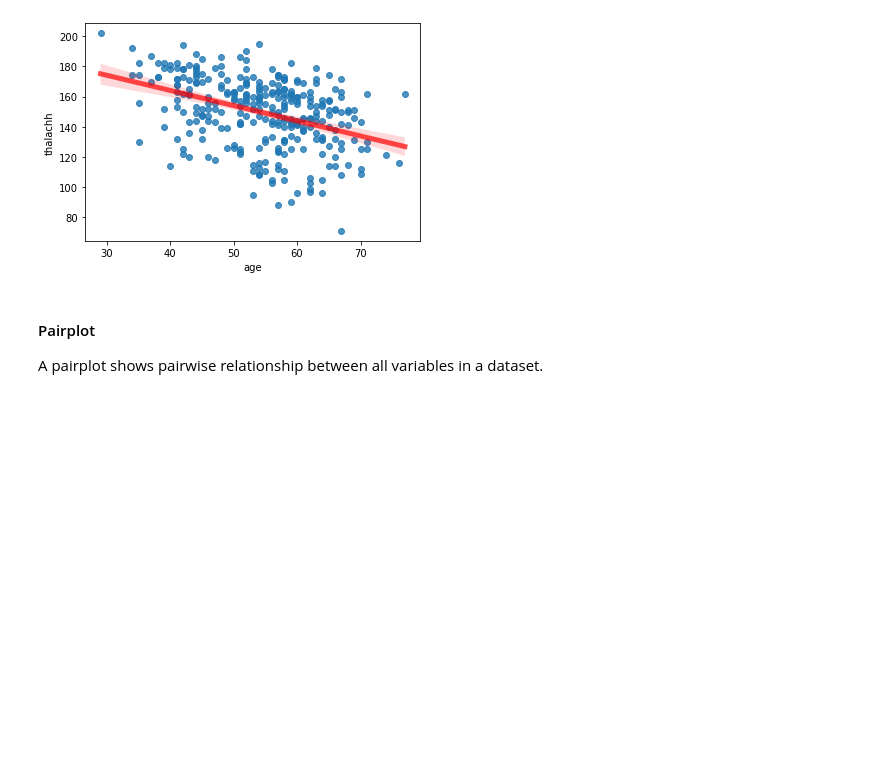
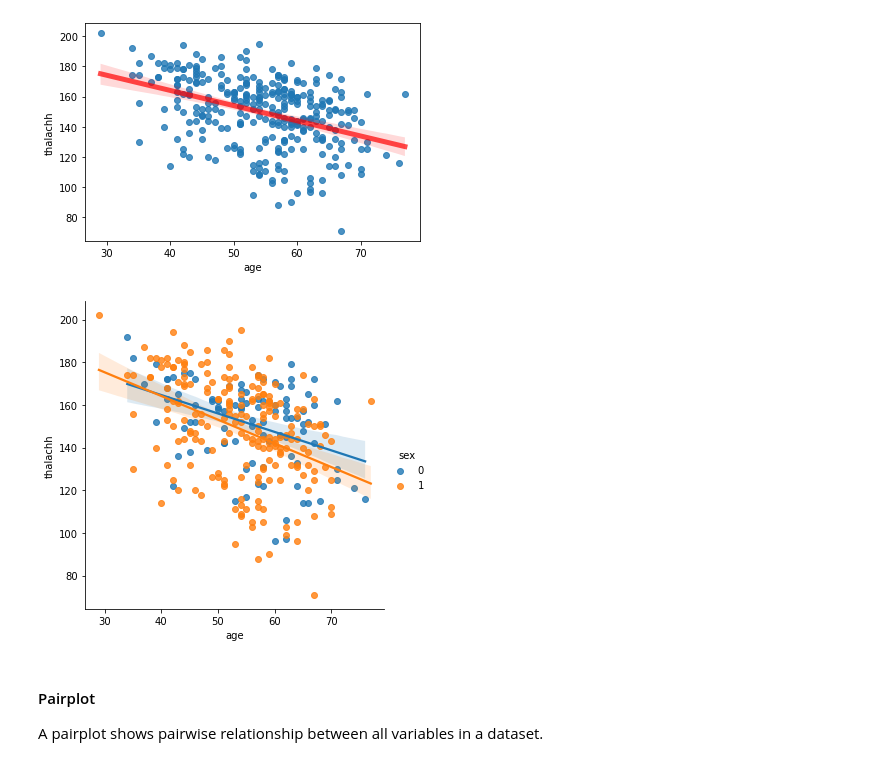
Before and after one commit to AlishaAng/EDA, a Jupyter notebook: Correlations.ipynb, the cells around one changed output. Cells and saved outputs as stored; diff of their text form; code cells hidden in the pictures; blank space fills up the shorter version.

```diff
--- a/Correlations.ipynb
+++ b/Correlations.ipynb
@@ -43,6 +43,10 @@ sns.regplot(x=df["age"], y=df["thalachh"], line_kws={"color":"r","alpha":0.7,"lw
 plt.show()
 # %% [output]
 [figure]
+# %%
+sns.lmplot(x="age", y="thalachh", data=df, hue='sex');
+# %% [output]
+[figure, added]
 # %% [markdown]
 #### Pairplot
 A pairplot shows pairwise relationship between all variables in a dataset.
```
